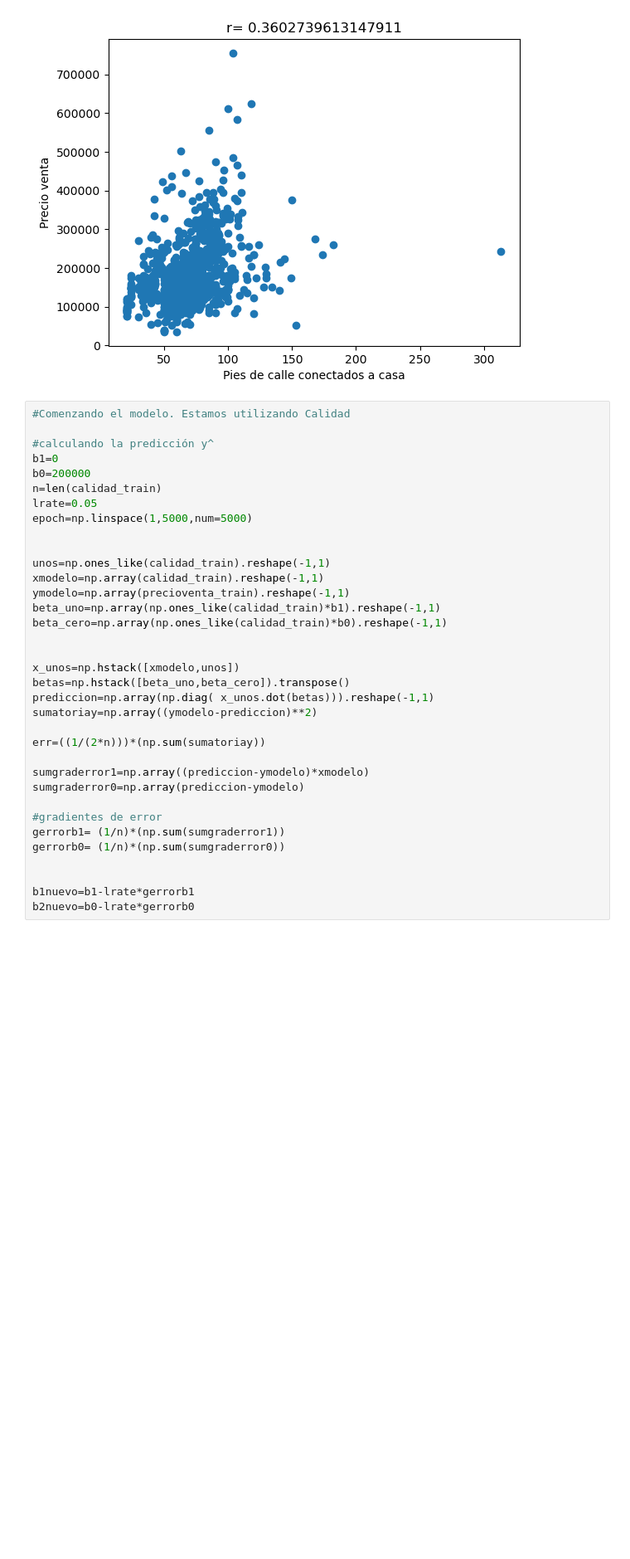
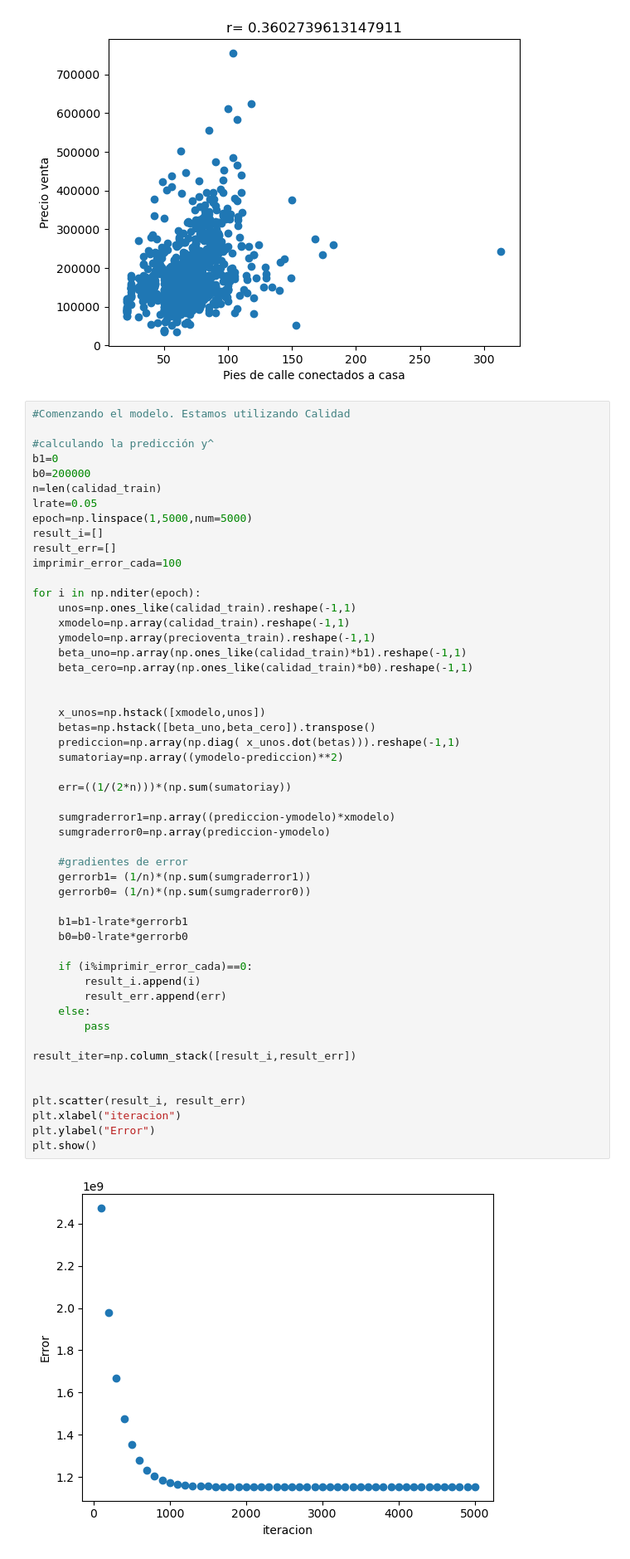
Before and after one commit to EdgarMazariegos/Proyecto1python, a Jupyter notebook: proyecto1.ipynb, the cells around one changed output. Shown at 83% size. Drawn from its saved outputs; the diff is of its cells as text; blank space fills up the shorter version.

```diff
--- a/proyecto1.ipynb
+++ b/proyecto1.ipynb
@@ -253,35 +253,53 @@ dtype: float64
 # %%
 #Comenzando el modelo. Estamos utilizando Calidad
 
 #calculando la predicción y^
 b1=0
 b0=200000
 n=len(calidad_train)
 lrate=0.05
 epoch=np.linspace(1,5000,num=5000)
+result_i=[]
+result_err=[]
+imprimir_error_cada=100
+
+for i in np.nditer(epoch):
+    unos=np.ones_like(calidad_train).reshape(-1,1)
+    xmodelo=np.array(calidad_train).reshape(-1,1)
+    ymodelo=np.array(precioventa_train).reshape(-1,1)
+    beta_uno=np.array(np.ones_like(calidad_train)*b1).reshape(-1,1)
+    beta_cero=np.array(np.ones_like(calidad_train)*b0).reshape(-1,1)
 
 
-unos=np.ones_like(calidad_train).reshape(-1,1)
-xmodelo=np.array(calidad_train).reshape(-1,1)
-ymodelo=np.array(precioventa_train).reshape(-1,1)
-beta_uno=np.array(np.ones_like(calidad_train)*b1).reshape(-1,1)
-beta_cero=np.array(np.ones_like(calidad_train)*b0).reshape(-1,1)
+    x_unos=np.hstack([xmodelo,unos])
+    betas=np.hstack([beta_uno,beta_cero]).transpose()
+    prediccion=np.array(np.diag( x_unos.dot(betas))).reshape(-1,1)
+    sumatoriay=np.array((ymodelo-prediccion)**2)
+
+    err=((1/(2*n)))*(np.sum(sumatoriay))
+
+    sumgraderror1=np.array((prediccion-ymodelo)*xmodelo)
+    sumgraderror0=np.array(prediccion-ymodelo)
+
+    #gradientes de error
+    gerrorb1= (1/n)*(np.sum(sumgraderror1))
+    gerrorb0= (1/n)*(np.sum(sumgraderror0))
+
+    b1=b1-lrate*gerrorb1
+    b0=b0-lrate*gerrorb0
+
+    if (i%imprimir_error_cada)==0:
+        result_i.append(i)
+        result_err.append(err)
+    else:
+        pass
+
+result_iter=np.column_stack([result_i,result_err])
 
 
-x_unos=np.hstack([xmodelo,unos])
-betas=np.hstack([beta_uno,beta_cero]).transpose()
-prediccion=np.array(np.diag( x_unos.dot(betas))).reshape(-1,1)
-sumatoriay=np.array((ymodelo-prediccion)**2)
-
-err=((1/(2*n)))*(np.sum(sumatoriay))
-
-sumgraderror1=np.array((prediccion-ymodelo)*xmodelo)
-sumgraderror0=np.array(prediccion-ymodelo)
-
-#gradientes de error
-gerrorb1= (1/n)*(np.sum(sumgraderror1))
-gerrorb0= (1/n)*(np.sum(sumgraderror0))
-
-
-b1nuevo=b1-lrate*gerrorb1
-b2nuevo=b0-lrate*gerrorb0
+plt.scatter(result_i, result_err)
+plt.xlabel("iteracion")
+plt.ylabel("Error")
+plt.show()
+# %% [output]
+[figure, added]
```
Also changed, not shown: parts of 3 cells of this notebook.
